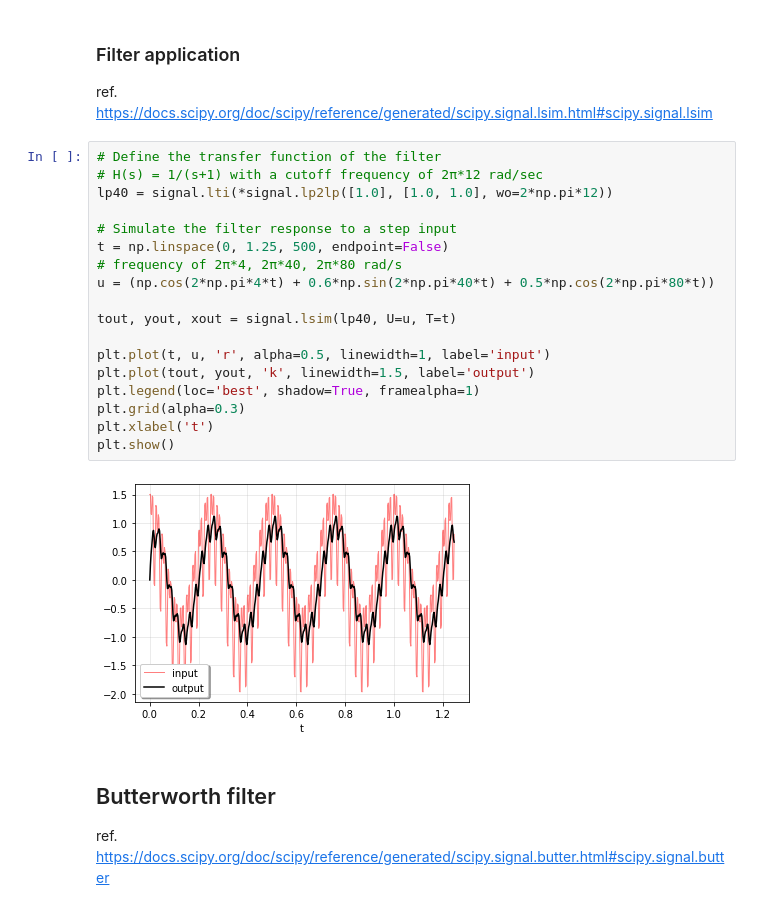
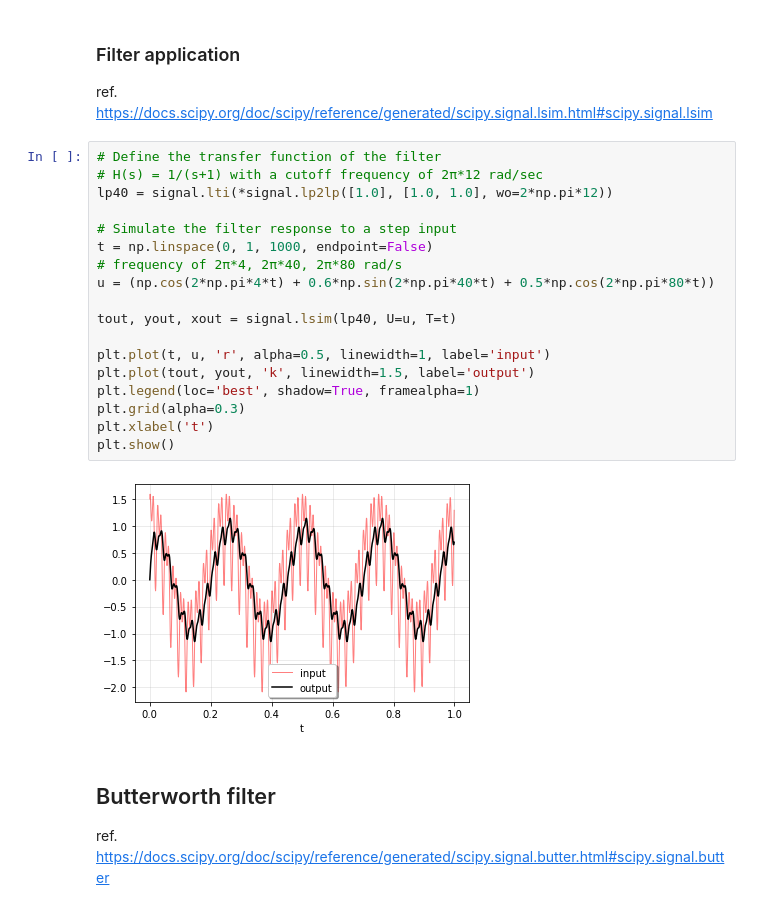
Before and after one commit to sadahry/notebooks, a Jupyter notebook: signal_processing/lowpass_filter.ipynb, the cells around one changed output. Cells and saved outputs as stored; diff of their text form.

```diff
--- a/signal_processing/lowpass_filter.ipynb
+++ b/signal_processing/lowpass_filter.ipynb
@@ -44,23 +44,23 @@ ref. https://docs.scipy.org/doc/scipy/reference/generated/scipy.signal.lsim.html
 # %%
 # Define the transfer function of the filter
 # H(s) = 1/(s+1) with a cutoff frequency of 2π*12 rad/sec
 lp40 = signal.lti(*signal.lp2lp([1.0], [1.0, 1.0], wo=2*np.pi*12))
 
 # Simulate the filter response to a step input
-t = np.linspace(0, 1.25, 500, endpoint=False)
+t = np.linspace(0, 1, 1000, endpoint=False)
 # frequency of 2π*4, 2π*40, 2π*80 rad/s
 u = (np.cos(2*np.pi*4*t) + 0.6*np.sin(2*np.pi*40*t) + 0.5*np.cos(2*np.pi*80*t))
 
 tout, yout, xout = signal.lsim(lp40, U=u, T=t)
 
 plt.plot(t, u, 'r', alpha=0.5, linewidth=1, label='input')
 plt.plot(tout, yout, 'k', linewidth=1.5, label='output')
 plt.legend(loc='best', shadow=True, framealpha=1)
 plt.grid(alpha=0.3)
 plt.xlabel('t')
 plt.show()
 # %% [output]
-[figure, old version]
+[figure, new version]
 # %% [markdown]
 ## Butterworth filter
 
```
Also changed, not shown: parts of 3 cells of this notebook.
